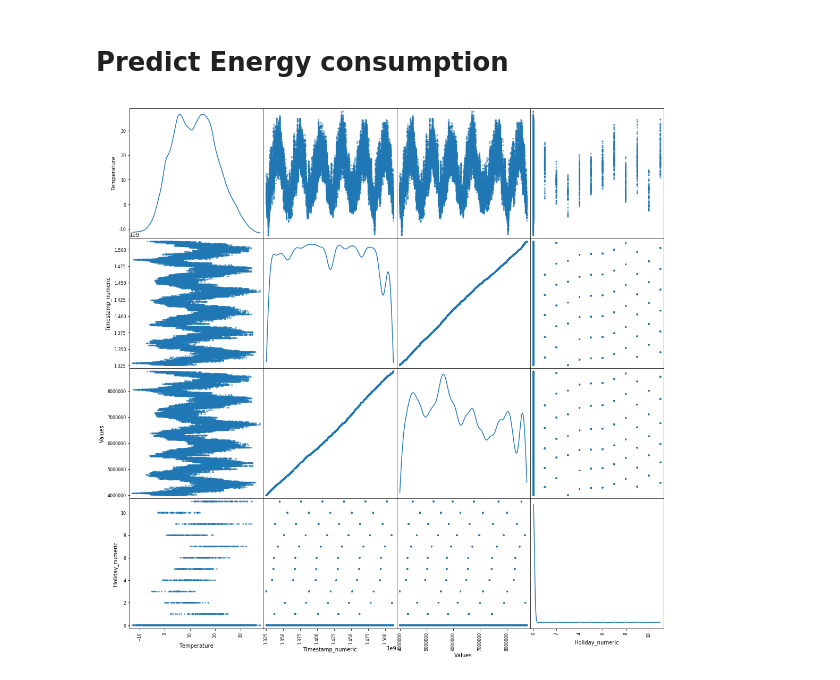
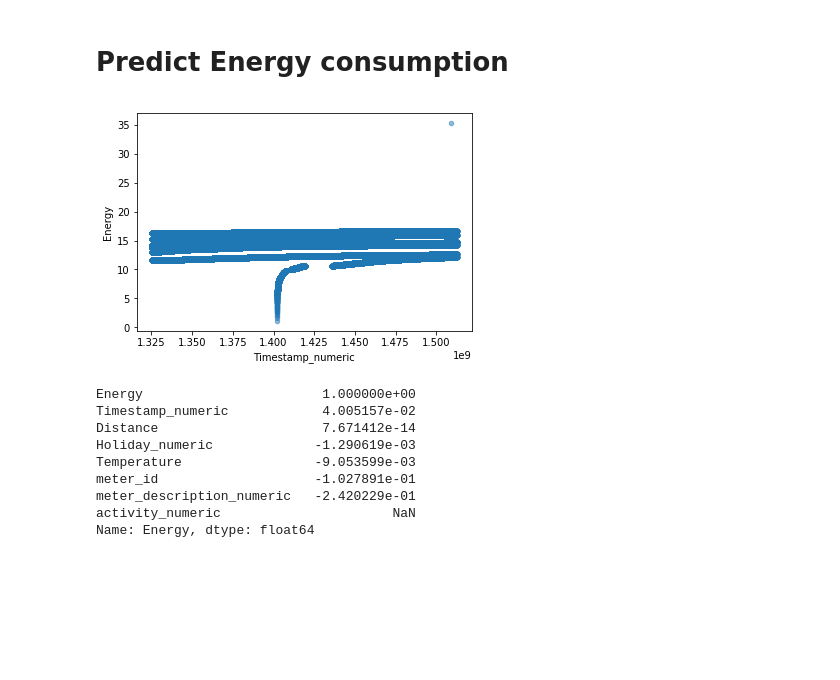
Before and after one commit to fagan2888/EnergyScience, a Jupyter notebook: src/EnergyBook-model.ipynb, the cells around one changed output. Cells and saved outputs as stored; diff of their text form; code cells hidden in the pictures; blank space fills up the shorter version.

```diff
--- a/src/EnergyBook-model.ipynb
+++ b/src/EnergyBook-model.ipynb
@@ -279,5 +273,2 @@ energy_dataset_10108 = consumption_weather_3810109[['Temperature', 'Timestamp_nu
-# %%
-scatter_matrix(energy_dataset_10108, alpha=0.2, figsize=(18,18), diagonal='kde')
-plt.show()
-# %% [output]
-[figure, removed]
+# %%
+consumption_weather_numeric = consumption_weather[['meter_id', 'Energy', 'Timestamp_numeric', 'Temperature', 'Distance', 'meter_description_numeric', 'activity_numeric', 'Holiday_numeric']]
@@ -284,3 +278,25 @@ plt.show()
+# %%
+# scatter_matrix(energy_features, alpha=0.2, figsize=(18,18), diagonal='kde')
+# plt.show()
+consumption_weather_numeric.plot(kind="scatter", x="Timestamp_numeric", y="Energy", alpha=0.5)
+#plt.savefig('scatter.png')
+#scatter_matrix(dataset_numeric, alpha=0.2, figsize=(25,25), diagonal='kde')
+plt.show()
+# %% [output]
+[figure, added]
+# %%
+corr_matrix = consumption_weather_numeric.corr()
+corr_matrix["Energy"].sort_values(ascending=False)
+# %% [output]
+Energy                       1.000000e+00
+Timestamp_numeric            4.005157e-02
+Distance                     7.671412e-14
+Holiday_numeric             -1.290619e-03
+Temperature                 -9.053599e-03
+meter_id                    -1.027891e-01
+meter_description_numeric   -2.420229e-01
+activity_numeric                      NaN
+Name: Energy, dtype: float64
 # %%
 X_train, X_test, y_train, y_test = train_test_split(energy_features, energy_labels, test_size=0.2)
 # %%
```
Also changed, not shown: parts of 11 cells of this notebook.
